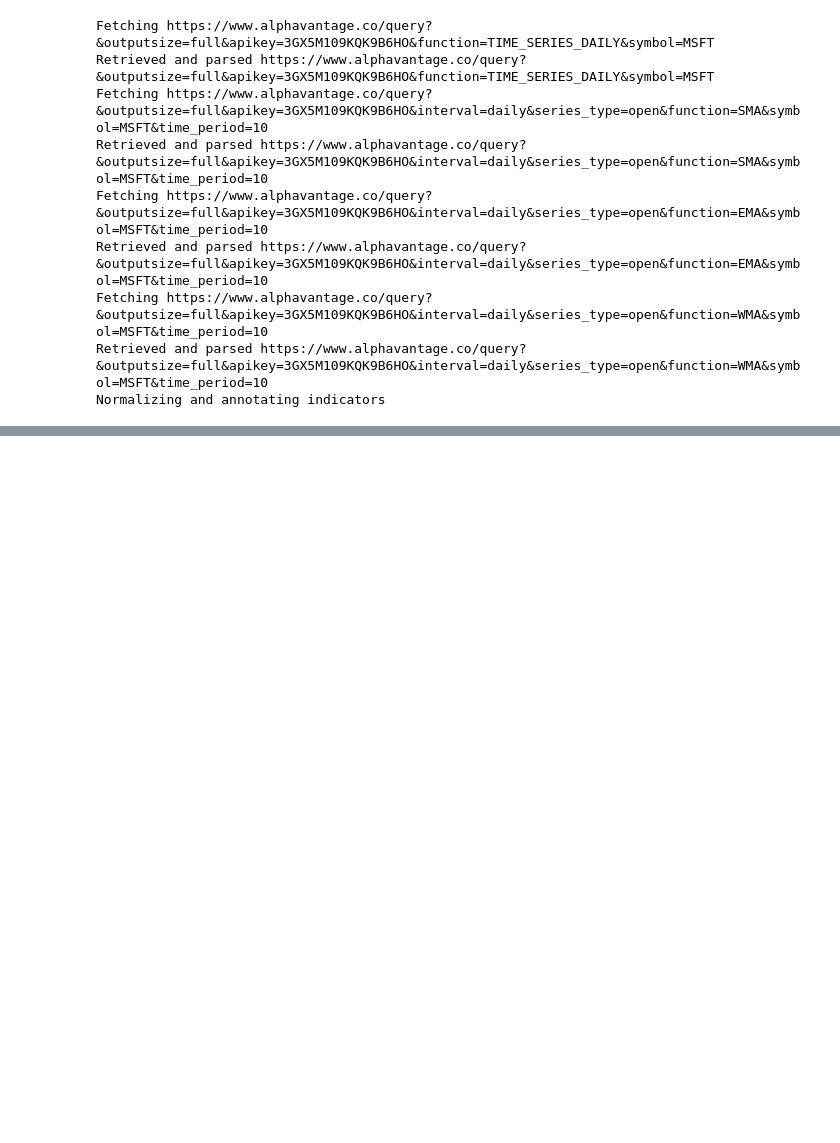
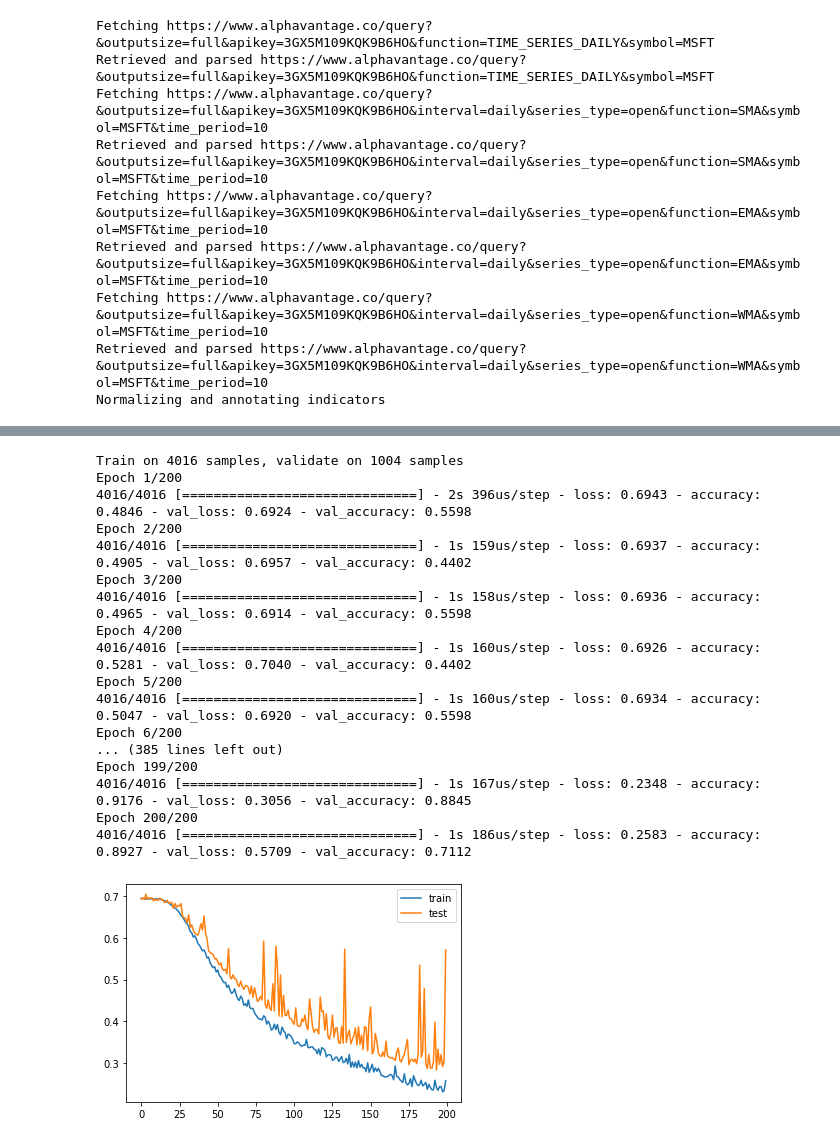
Before and after one commit to rHilkner/mc030, a Jupyter notebook: pfg.ipynb, the cells around one changed output, grey strips where cells are left out. Saved outputs shown, nothing was run; the diff lists cells and outputs as text; code cells hidden in the pictures; blank space fills up the shorter version.

```diff
--- a/pfg.ipynb
+++ b/pfg.ipynb
@@ -508,0 +608,27 @@ Epoch 300/300
+# %%
+history5 = ConvLSTM.fit(X_train.reshape((X_train.shape[0], 2, 1, 2, n_indicators)),
+                       y_train, epochs=200, verbose=1, batch_size=batch_size,
+                       validation_data=(X_val.reshape((X_val.shape[0], 2, 1, 2, n_indicators)),y_val))
+plt.plot(history5.history['loss'], label='train')
+plt.plot(history5.history['val_loss'], label='test')
+plt.legend()
+plt.show()
+# %% [output]
+Train on 4016 samples, validate on 1004 samples
+Epoch 1/200
+4016/4016 [==============================] - 2s 396us/step - loss: 0.6943 - accuracy: 0.4846 - val_loss: 0.6924 - val_accuracy: 0.5598
+Epoch 2/200
+4016/4016 [==============================] - 1s 159us/step - loss: 0.6937 - accuracy: 0.4905 - val_loss: 0.6957 - val_accuracy: 0.4402
+Epoch 3/200
+4016/4016 [==============================] - 1s 158us/step - loss: 0.6936 - accuracy: 0.4965 - val_loss: 0.6914 - val_accuracy: 0.5598
+Epoch 4/200
+4016/4016 [==============================] - 1s 160us/step - loss: 0.6926 - accuracy: 0.5281 - val_loss: 0.7040 - val_accuracy: 0.4402
+Epoch 5/200
+4016/4016 [==============================] - 1s 160us/step - loss: 0.6934 - accuracy: 0.5047 - val_loss: 0.6920 - val_accuracy: 0.5598
+Epoch 6/200
+... (385 lines left out)
+Epoch 199/200
+4016/4016 [==============================] - 1s 167us/step - loss: 0.2348 - accuracy: 0.9176 - val_loss: 0.3056 - val_accuracy: 0.8845
+Epoch 200/200
+4016/4016 [==============================] - 1s 186us/step - loss: 0.2583 - accuracy: 0.8927 - val_loss: 0.5709 - val_accuracy: 0.7112
+[figure, added]
```
Also changed, not shown: parts of 20 cells of this notebook, 1 other file.
